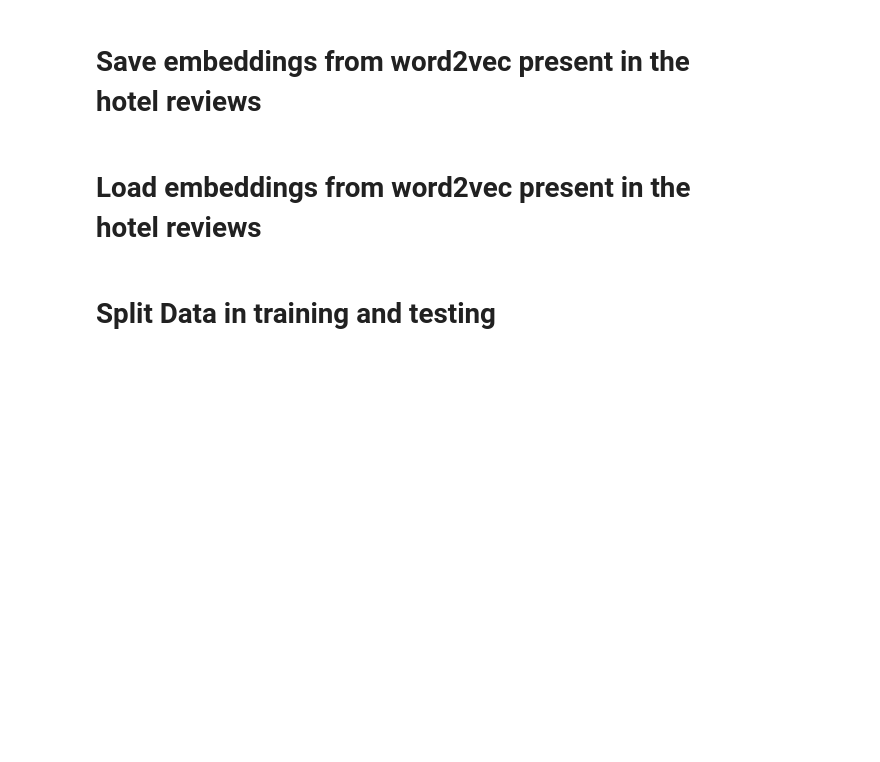
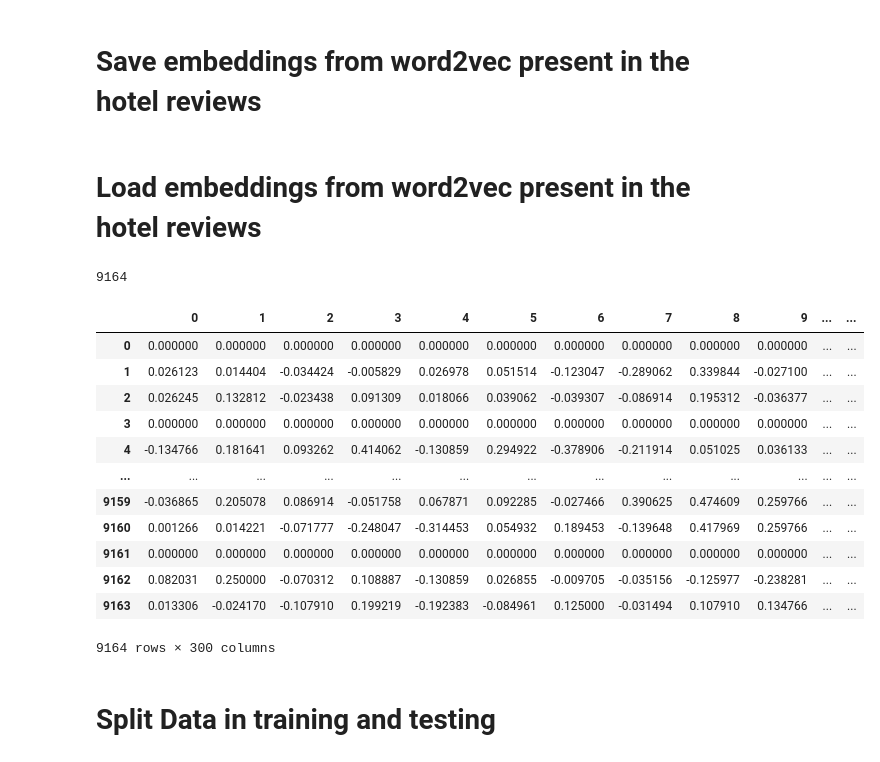
Before and after one commit to cihernand/rnn_classifier, a Jupyter notebook: rnn_reviews_classifier.ipynb, the cells around one changed output. Drawn from its saved outputs; the diff is of its cells as text; code cells hidden in the pictures; blank space fills up the shorter version.

```diff
--- a/rnn_reviews_classifier.ipynb
+++ b/rnn_reviews_classifier.ipynb
@@ -264,11 +278,30 @@ words_no_embedding = [tok for tok in vocabulary_words if tok not in dic_tokens_w
 # %%
 #Get Embeddings Matrix
 num_tokens = len(token2idx)
+print(num_tokens)
 embedding_dim = 300
 embedding_matrix = np.zeros((num_tokens, embedding_dim))
 for token, i in token2idx.items():
     if token in dic_tokens_word2vec.keys():
        embedding_matrix[i] = dic_tokens_word2vec[token]
+# %% [output]
+9164
+# %%
+pd.DataFrame(embedding_matrix)
+# %% [output]
+|  | 0 | 1 | 2 | 3 | 4 | 5 | 6 | 7 | 8 | 9 | ... | ... |
+| 0 | 0.000000 | 0.000000 | 0.000000 | 0.000000 | 0.000000 | 0.000000 | 0.000000 | 0.000000 | 0.000000 | 0.000000 | ... | ... |
+| 1 | 0.026123 | 0.014404 | -0.034424 | -0.005829 | 0.026978 | 0.051514 | -0.123047 | -0.289062 | 0.339844 | -0.027100 | ... | ... |
+| 2 | 0.026245 | 0.132812 | -0.023438 | 0.091309 | 0.018066 | 0.039062 | -0.039307 | -0.086914 | 0.195312 | -0.036377 | ... | ... |
+| 3 | 0.000000 | 0.000000 | 0.000000 | 0.000000 | 0.000000 | 0.000000 | 0.000000 | 0.000000 | 0.000000 | 0.000000 | ... | ... |
+| 4 | -0.134766 | 0.181641 | 0.093262 | 0.414062 | -0.130859 | 0.294922 | -0.378906 | -0.211914 | 0.051025 | 0.036133 | ... | ... |
+| ... | ... | ... | ... | ... | ... | ... | ... | ... | ... | ... | ... | ... |
+| 9159 | -0.036865 | 0.205078 | 0.086914 | -0.051758 | 0.067871 | 0.092285 | -0.027466 | 0.390625 | 0.474609 | 0.259766 | ... | ... |
+| 9160 | 0.001266 | 0.014221 | -0.071777 | -0.248047 | -0.314453 | 0.054932 | 0.189453 | -0.139648 | 0.417969 | 0.259766 | ... | ... |
+| 9161 | 0.000000 | 0.000000 | 0.000000 | 0.000000 | 0.000000 | 0.000000 | 0.000000 | 0.000000 | 0.000000 | 0.000000 | ... | ... |
+| 9162 | 0.082031 | 0.250000 | -0.070312 | 0.108887 | -0.130859 | 0.026855 | -0.009705 | -0.035156 | -0.125977 | -0.238281 | ... | ... |
+| 9163 | 0.013306 | -0.024170 | -0.107910 | 0.199219 | -0.192383 | -0.084961 | 0.125000 | -0.031494 | 0.107910 | 0.134766 | ... | ... |
+9164 rows × 300 columns
 # %% [markdown]
 # Split Data in training and testing
 # %%
```
Also changed, not shown: parts of 21 cells of this notebook.
